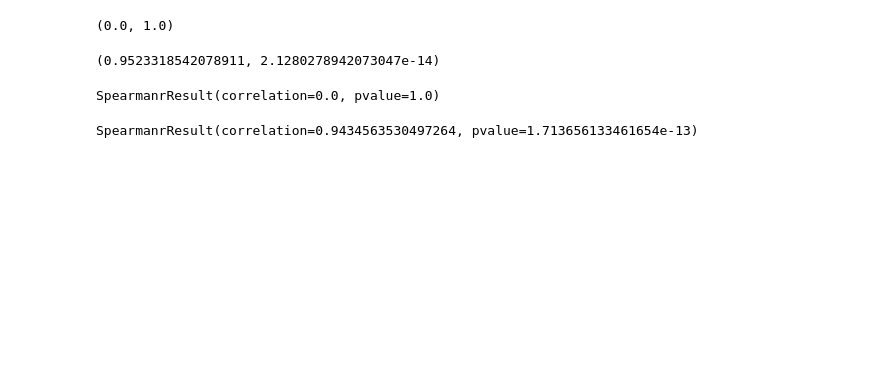
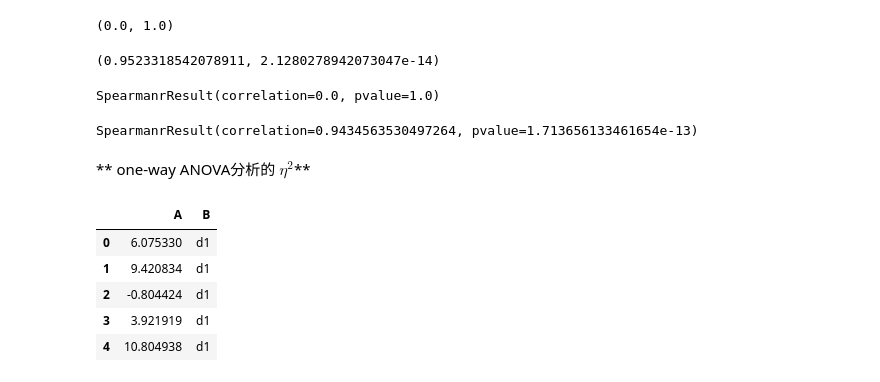
Before and after one commit to Phil-Kuo/Python-snippets, a Jupyter notebook: econometrics/Collinearity.ipynb, the cells around one changed output. Saved outputs shown, nothing was run; the diff lists cells and outputs as text; code cells hidden in the pictures; blank space fills up the shorter version.

```diff
--- a/econometrics/Collinearity.ipynb
+++ b/econometrics/Collinearity.ipynb
@@ -186,3 +203,25 @@ SpearmanrResult(correlation=0.0, pvalue=1.0)
 scss.spearmanr(data['x1'],data['x3'])
 # %% [output]
 SpearmanrResult(correlation=0.9434563530497264, pvalue=1.713656133461654e-13)
+# %% [markdown]
+** one-way ANOVA分析的 $\eta^2$**
+# %%
+def generateData():
+    """
+    """
+    np.random.seed(2046)
+    d1 = np.random.normal(5, 5, 10)
+    d2 = np.random.normal(5, 5, 10)
+    groups = ["d1"] * 10 + ["d2"] * 10
+    d = {"A": np.concatenate((d1, d2)), "B": groups}
+    data = pd.DataFrame(d)
+    return data
+data = generateData()
+data.head()
+# %% [output]
+|  | A | B |
+| 0 | 6.075330 | d1 |
+| 1 | 9.420834 | d1 |
+| 2 | -0.804424 | d1 |
+| 3 | 3.921919 | d1 |
+| 4 | 10.804938 | d1 |
```
Also changed, not shown: parts of 12 cells of this notebook.
